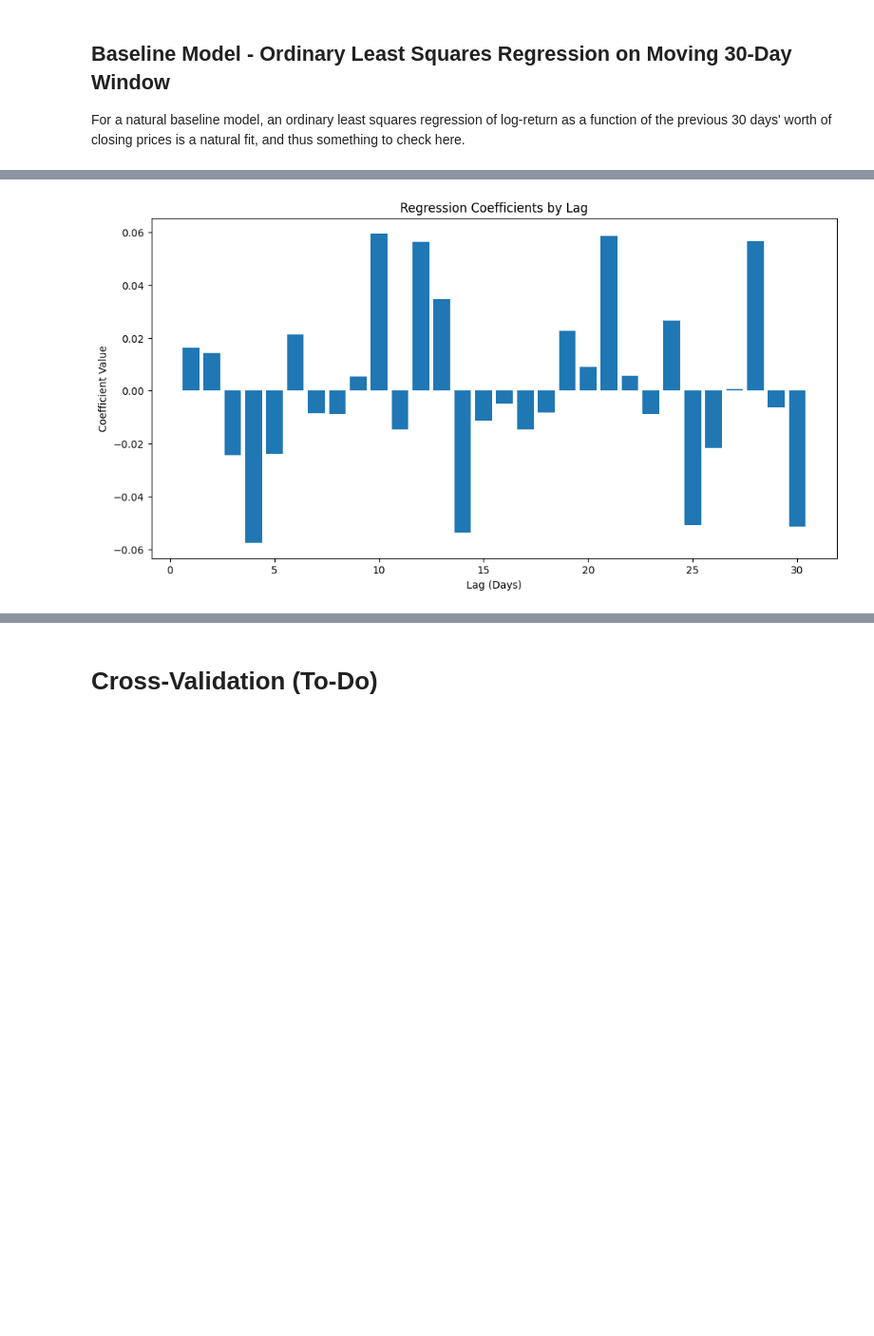
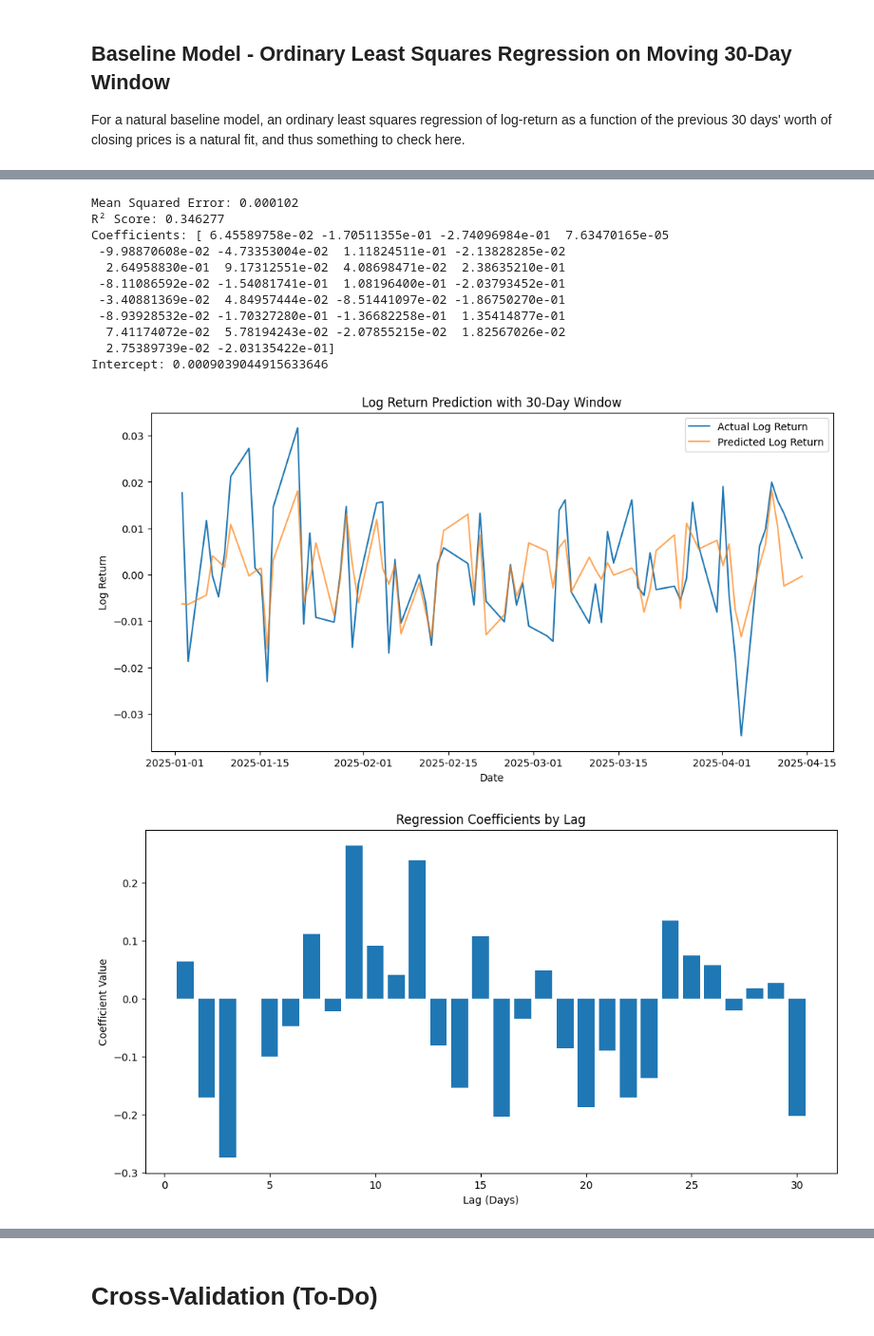
Before and after one commit to TianhaoW/ErdosAgriDerivPredict, a Jupyter notebook: notebooks/Soybeans Prediction.ipynb, the cells around one changed output, grey strips where cells are left out. Shown at 95% size. Drawn from its saved outputs; the diff is of its cells as text; code cells hidden in the pictures; blank space fills up the shorter version.

```diff
--- a/notebooks/Soybeans Prediction.ipynb
+++ b/notebooks/Soybeans Prediction.ipynb
@@ -138,6 +138,7 @@ ZW_test = pd.concat([ZL_new, ZM_new, ZS_new], axis=1) #ZW_data.loc[ZW_data.index
 ZZ_all = pd.concat([ZZ_train, ZZ_test])
 ZW_all = pd.concat([ZW_train, ZW_test])
 HIST_LENGTH = ZZ_train.shape[0]
+NEW_LENGTH = ZW_all.shape[0] - HIST_LENGTH
 
 # Log return
 ZW_all['Log Return'] = np.log(ZW_all['Close']) - np.log(ZW_all['Close'].shift(1))
@@ -408,31 +417,54 @@ prediction_results, model = lag_regression(ZW_train, target_col='Log Return', wi
 
 # Plot the results
 import matplotlib.pyplot as plt
 
 plt.figure(figsize=(12, 6))
 plt.plot(prediction_results.index[-100:], prediction_results['Actual'][-100:], label='Actual Log Return')
 plt.plot(prediction_results.index[-100:], prediction_results['Predicted'][-100:], label='Predicted Log Return', alpha=0.7)
 plt.title(f'Log Return Prediction with {window_size}-Day Window')
 plt.legend()
 plt.xlabel('Date')
 plt.ylabel('Log Return')
 plt.show()
 
+prediction_results, model = lag_regression(ZW_all[-NEW_LENGTH-30:], target_col='Log Return')
+
+plt.figure(figsize=(12, 6))
+plt.plot(prediction_results.index[-100:], prediction_results['Actual'][-100:], label='Actual Log Return')
+plt.plot(prediction_results.index[-100:], prediction_results['Predicted'][-100:], label='Predicted Log Return', alpha=0.7)
+plt.title(f'Log Return Prediction with {window_size}-Day Window')
+plt.legend()
+plt.xlabel('Date')
+plt.ylabel('Log Return')
+plt.show()
+
 # Plot coefficients
 plt.figure(figsize=(12, 6))
 plt.bar(range(1, window_size + 1), model.coef_)
 plt.title('Regression Coefficients by Lag')
 plt.xlabel('Lag (Days)')
 plt.ylabel('Coefficient Value')
 plt.show()
 # %% [output]
 Mean Squared Error: 0.000176
 R² Score: 0.031988
 Coefficients: [ 0.01626411  0.01419311 -0.02440268 -0.05752274 -0.02395782  0.02114414
  -0.00856813 -0.00891985  0.0053621   0.05953203 -0.01477276  0.05645101
   0.03460219 -0.0537279  -0.0114683  -0.00488831 -0.01474204 -0.00832268
   0.02264787  0.00908687  0.05873847  0.00568079 -0.00883722  0.02644178
  -0.05095116 -0.02156632  0.00054645  0.05678866 -0.00620085 -0.05142326]
 Intercept: 5.270538098827347e-05
 [figure]
+Mean Squared Error: 0.000102
+R² Score: 0.346277
+Coefficients: [ 6.45589758e-02 -1.70511355e-01 -2.74096984e-01  7.63470165e-05
+ -9.98870608e-02 -4.73353004e-02  1.11824511e-01 -2.13828285e-02
+  2.64958830e-01  9.17312551e-02  4.08698471e-02  2.38635210e-01
+ -8.11086592e-02 -1.54081741e-01  1.08196400e-01 -2.03793452e-01
+ -3.40881369e-02  4.84957444e-02 -8.51441097e-02 -1.86750270e-01
+ -8.93928532e-02 -1.70327280e-01 -1.36682258e-01  1.35414877e-01
+  7.41174072e-02  5.78194243e-02 -2.07855215e-02  1.82567026e-02
+  2.75389739e-02 -2.03135422e-01]
+Intercept: 0.0009039044915633646
-[figure, old version]
+[figure, new version]
+[figure, added]
```
Also changed, not shown: parts of 3 cells of this notebook.
